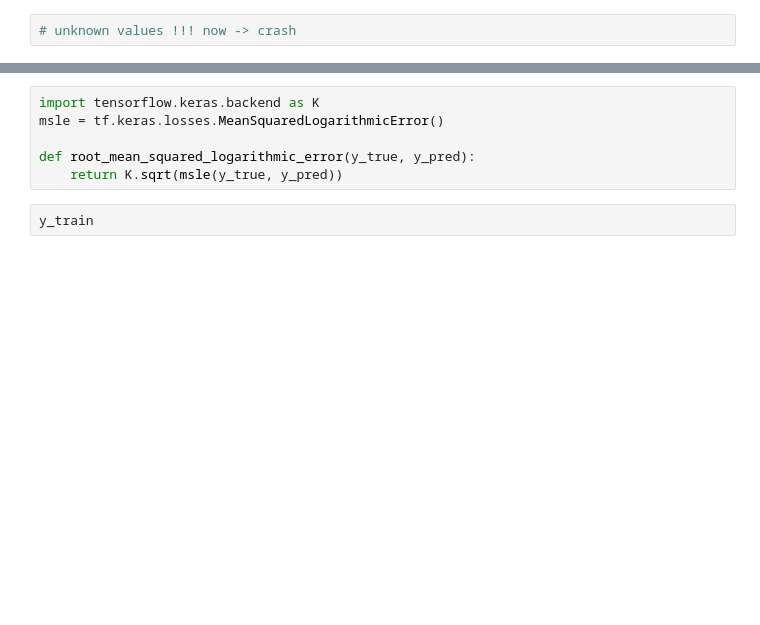
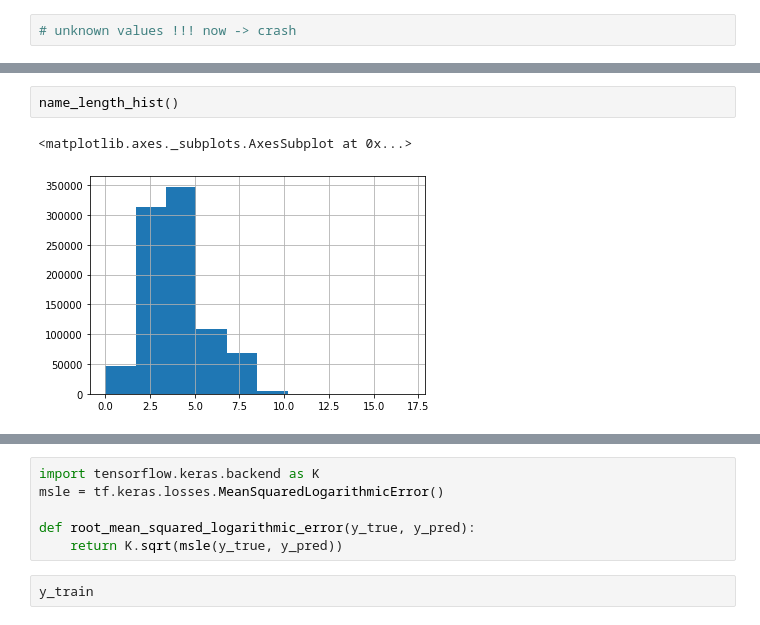
Before and after one commit to rpo19/MercariPriceSuggestionChallenge, a Jupyter notebook: MercariPrice.ipynb, the cells around one changed output, grey strips where cells are left out. Saved outputs shown, nothing was run; the diff lists cells and outputs as text; blank space fills up the shorter version.

```diff
--- a/MercariPrice.ipynb
+++ b/MercariPrice.ipynb
@@ -227,0 +372,5 @@ X_train["item_description_t"]
+# %%
+name_length_hist()
+# %% [output]
+<matplotlib.axes._subplots.AxesSubplot at 0x...>
+[figure, added]
```
Also changed, not shown: parts of 40 cells of this notebook.
